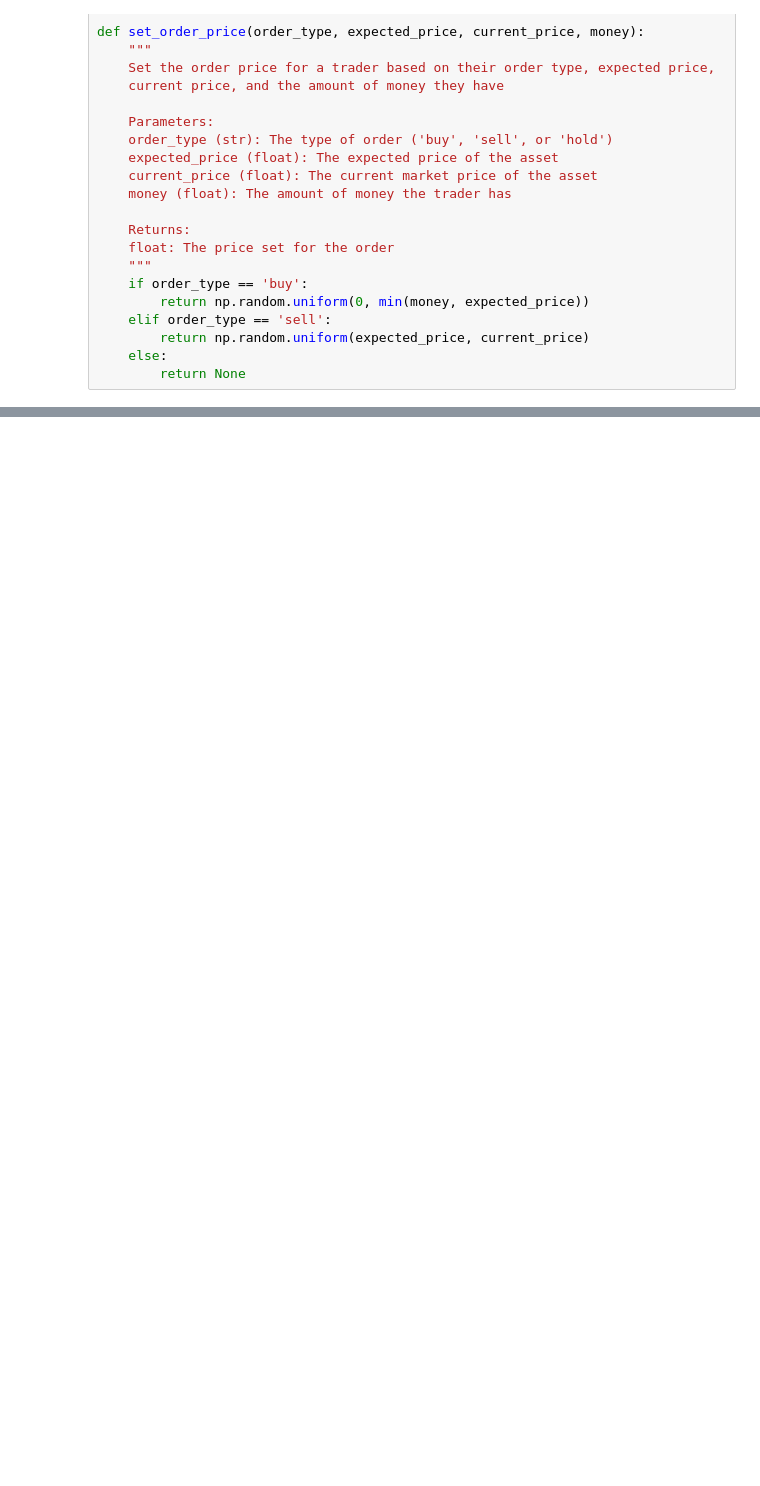
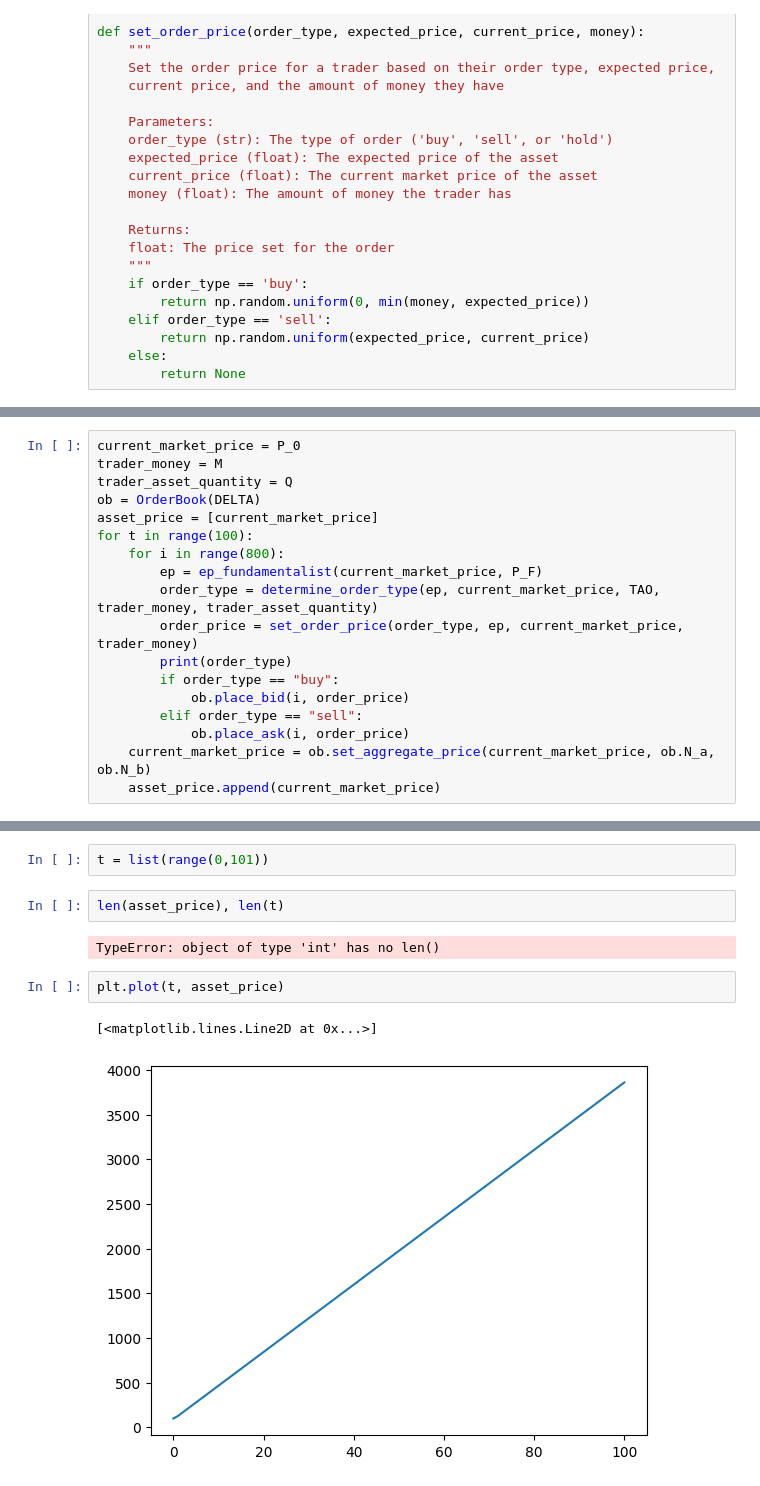
Before and after one commit to SuperAileen/CCS-2024-Group20, a Jupyter notebook: main.ipynb, the cells around one changed output, grey strips where cells are left out. Cells and saved outputs as stored; diff of their text form; blank space fills up the shorter version.

```diff
--- a/main.ipynb
+++ b/main.ipynb
@@ -153,0 +158,18 @@ print(order_price)
+# %%
+current_market_price = P_0
+trader_money = M
+trader_asset_quantity = Q
+ob = OrderBook(DELTA)
+asset_price = [current_market_price]
+for t in range(100):
+    for i in range(800):
+        ep = ep_fundamentalist(current_market_price, P_F)
+        order_type = determine_order_type(ep, current_market_price, TAO, trader_money, trader_asset_quantity)
+        order_price = set_order_price(order_type, ep, current_market_price, trader_money)
+        print(order_type)
+        if order_type == "buy":
+            ob.place_bid(i, order_price)
+        elif order_type == "sell":
+            ob.place_ask(i, order_price)
+    current_market_price = ob.set_aggregate_price(current_market_price, ob.N_a, ob.N_b)
+    asset_price.append(current_market_price)
@@ -154,2 +194,13 @@ print(order_price)
+# %%
+t = list(range(0,101))
+# %%
+len(asset_price), len(t)
+# %% [output]
+TypeError: object of type 'int' has no len()
+# %%
+plt.plot(t, asset_price)
+# %% [output]
+[<matplotlib.lines.Line2D at 0x...>]
+[figure, added]
 # %%
 class OrderBook:
```
Also changed, not shown: parts of 3 cells of this notebook.
